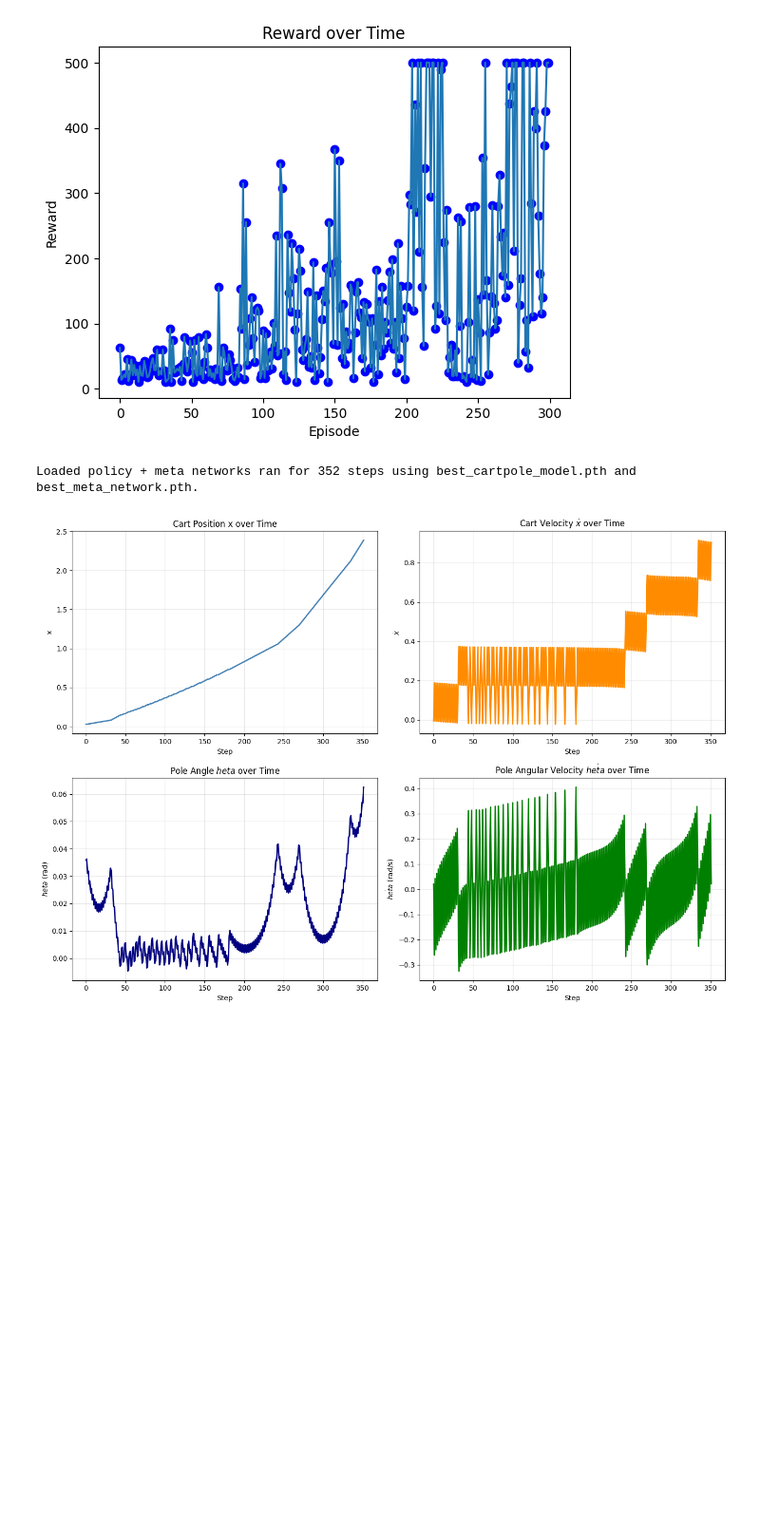
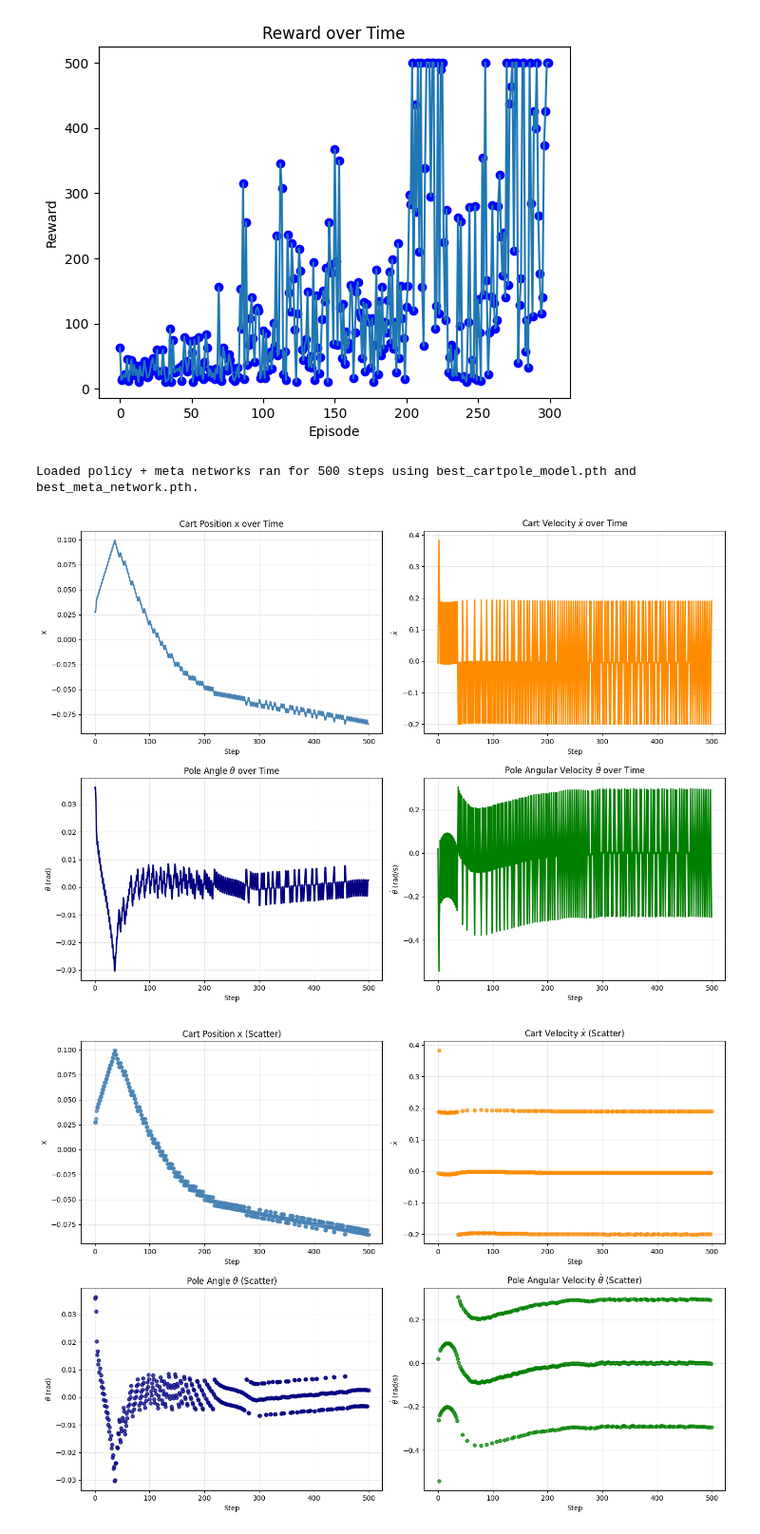
Before and after one commit to johntomlinsonn/learning-to-learn, a Jupyter notebook: cartpole-implementation/implementation.ipynb, the cells around one changed output. Shown at 95% size. Saved outputs shown, nothing was run; the diff lists cells and outputs as text; code cells hidden in the pictures; blank space fills up the shorter version.

Commit message:
graph updates

```diff
--- a/cartpole-implementation/implementation.ipynb
+++ b/cartpole-implementation/implementation.ipynb
@@ -436,41 +436,72 @@ while not done and step < 500:
     step += 1
 
 episode_length = len(episode_trace["step"])
 print(f"Loaded policy + meta networks ran for {episode_length} steps using {POLICY_PATH.name} and {META_PATH.name}.")
 
 fig, axes = plt.subplots(2, 2, figsize=(14, 10))
 axes = axes.flatten()
 
 axes[0].plot(episode_trace["step"], episode_trace["x"], color="steelblue", linewidth=2)
 axes[0].set_title("Cart Position x over Time")
 axes[0].set_xlabel("Step")
 axes[0].set_ylabel("x")
 
 axes[1].plot(episode_trace["step"], episode_trace["x_dot"], color="darkorange", linewidth=2)
-axes[1].set_title("Cart Velocity $\dot{x}$ over Time")
+axes[1].set_title("Cart Velocity $\\dot{x}$ over Time")
 axes[1].set_xlabel("Step")
-axes[1].set_ylabel("$\dot{x}$")
+axes[1].set_ylabel("$\\dot{x}$")
 
 axes[2].plot(episode_trace["step"], episode_trace["theta"], color="navy", linewidth=2)
-axes[2].set_title("Pole Angle $\theta$ over Time")
+axes[2].set_title("Pole Angle $\\theta$ over Time")
 axes[2].set_xlabel("Step")
-axes[2].set_ylabel("$\theta$ (rad)")
+axes[2].set_ylabel("$\\theta$ (rad)")
 
 axes[3].plot(episode_trace["step"], episode_trace["theta_dot"], color="green", linewidth=2)
-axes[3].set_title("Pole Angular Velocity $\dot{\theta}$ over Time")
+axes[3].set_title("Pole Angular Velocity $\\dot{\\theta}$ over Time")
 axes[3].set_xlabel("Step")
-axes[3].set_ylabel("$\dot{\theta}$ (rad/s)")
+axes[3].set_ylabel("$\\dot{\\theta}$ (rad/s)")
 
 for ax in axes:
     ax.grid(True, alpha=0.3)
 
 plt.tight_layout()
 plt.show()
 
+# Scatter-only view to see individual state samples without connecting lines.
+fig_scatter, axes_scatter = plt.subplots(2, 2, figsize=(14, 10))
+axes_scatter = axes_scatter.flatten()
+
+axes_scatter[0].scatter(episode_trace["step"], episode_trace["x"], color="steelblue", s=25, alpha=0.75)
+axes_scatter[0].set_title("Cart Position x (Scatter)")
+axes_scatter[0].set_xlabel("Step")
+axes_scatter[0].set_ylabel("x")
+
+axes_scatter[1].scatter(episode_trace["step"], episode_trace["x_dot"], color="darkorange", s=25, alpha=0.75)
+axes_scatter[1].set_title("Cart Velocity $\\dot{x}$ (Scatter)")
+axes_scatter[1].set_xlabel("Step")
+axes_scatter[1].set_ylabel("$\\dot{x}$")
+
+axes_scatter[2].scatter(episode_trace["step"], episode_trace["theta"], color="navy", s=25, alpha=0.75)
+axes_scatter[2].set_title("Pole Angle $\\theta$ (Scatter)")
+axes_scatter[2].set_xlabel("Step")
+axes_scatter[2].set_ylabel("$\\theta$ (rad)")
+
+axes_scatter[3].scatter(episode_trace["step"], episode_trace["theta_dot"], color="green", s=25, alpha=0.75)
+axes_scatter[3].set_title("Pole Angular Velocity $\\dot{\\theta}$ (Scatter)")
+axes_scatter[3].set_xlabel("Step")
+axes_scatter[3].set_ylabel("$\\dot{\\theta}$ (rad/s)")
+
+for ax in axes_scatter:
+    ax.grid(True, alpha=0.3)
+
+plt.tight_layout()
+plt.show()
+
 episode_trace
 # %% [output]
-Loaded policy + meta networks ran for 352 steps using best_cartpole_model.pth and best_meta_network.pth.
+Loaded policy + meta networks ran for 500 steps using best_cartpole_model.pth and best_meta_network.pth.
-[figure, old version]
+[figure, new version]
+[figure, added]
 {'step': [0,
   1,
   2,
```
Also changed, not shown: parts of 1 cell of this notebook.
